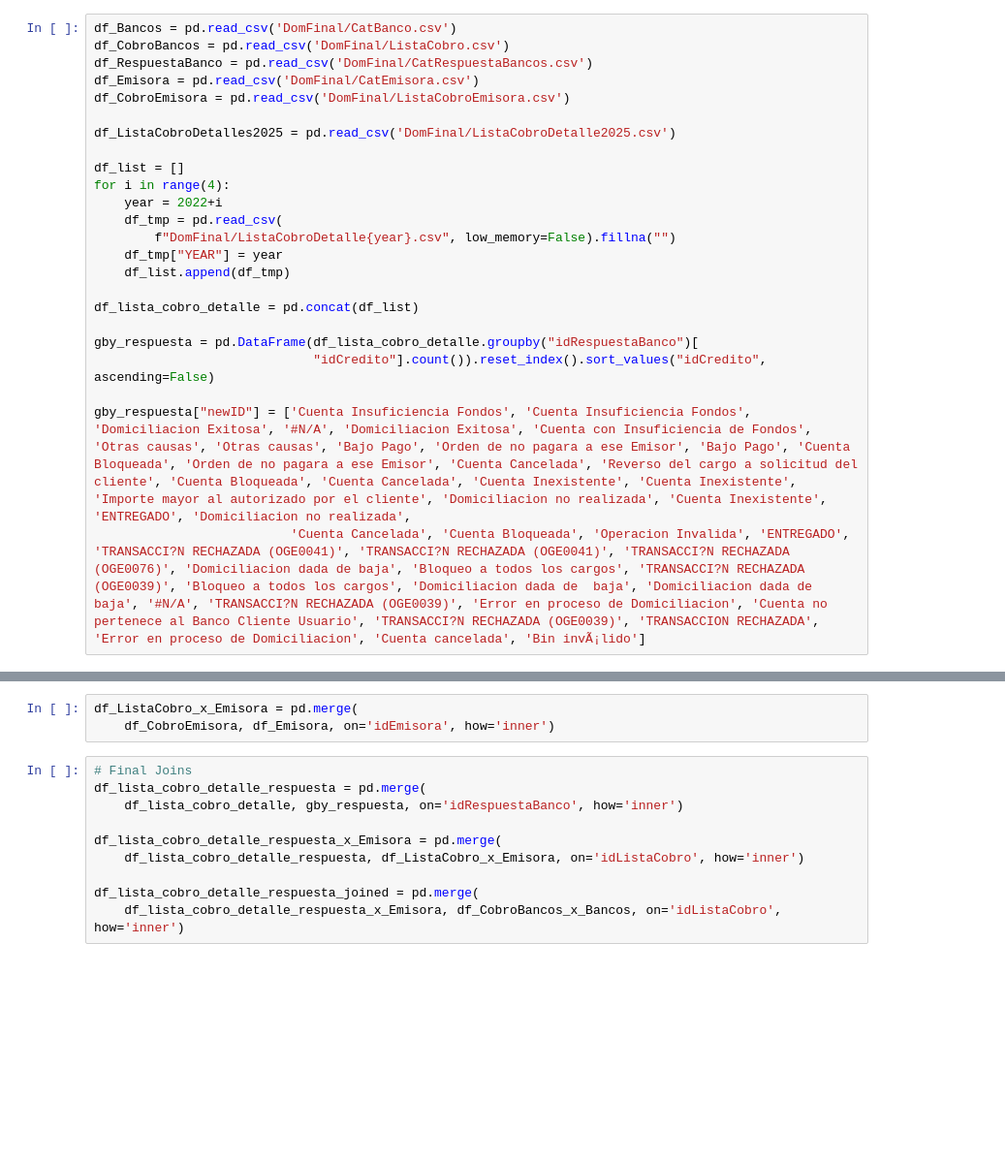
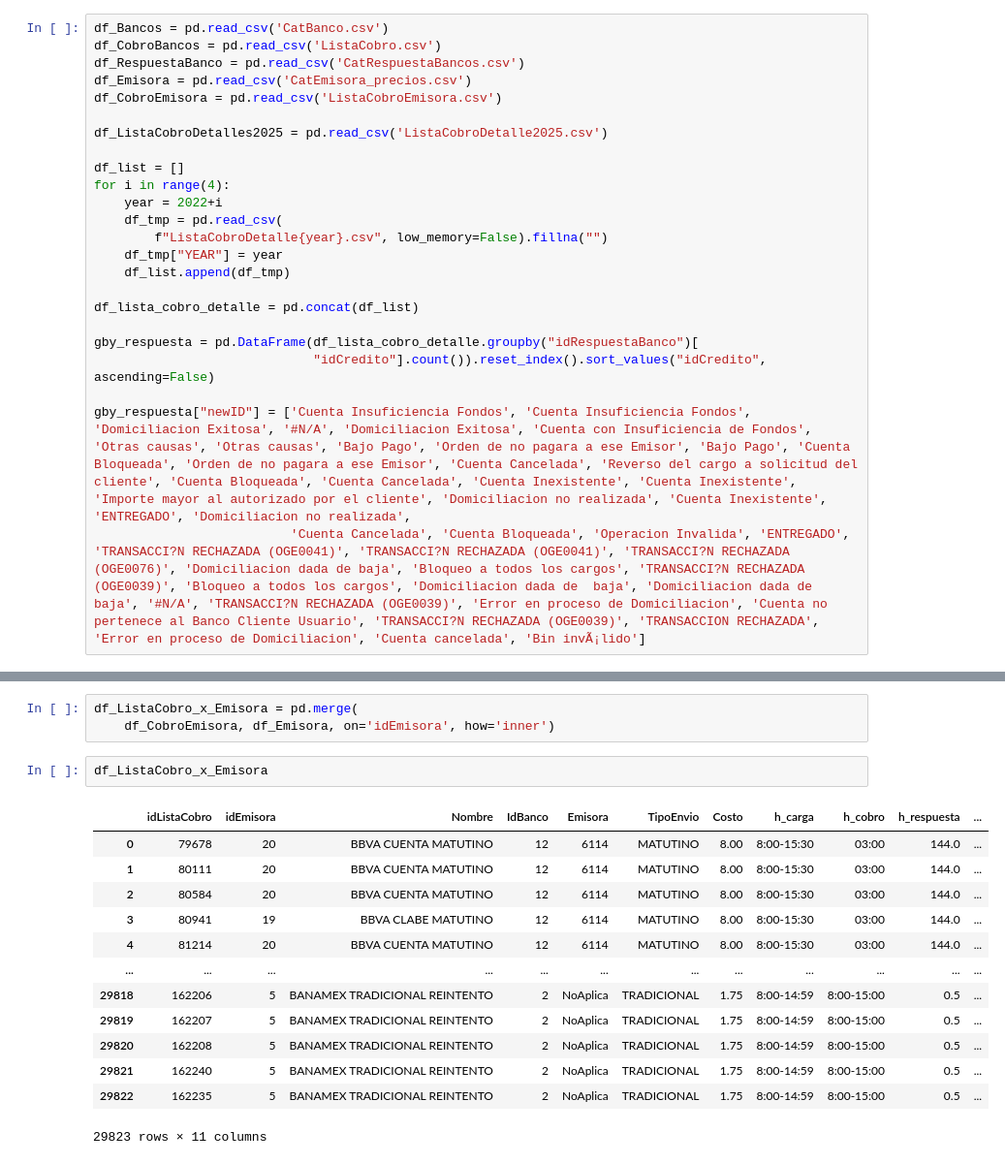
Before and after one commit to SAElizondoR/datanautas, a Jupyter notebook: Credifiel.ipynb, the cells around one changed output, grey strips where cells are left out. Shown: that part at 97% size. Saved outputs shown, nothing was run; the diff lists cells and outputs as text; blank space fills up the shorter version.

```diff
--- a/Credifiel.ipynb
+++ b/Credifiel.ipynb
@@ -5,19 +5,19 @@ from tabulate import tabulate
 def print_tabulate(df: pd.DataFrame):
     print(tabulate(df, headers=df.columns, tablefmt='orgtbl'))
 # %%
-df_Bancos = pd.read_csv('DomFinal/CatBanco.csv')
-df_CobroBancos = pd.read_csv('DomFinal/ListaCobro.csv')
-df_RespuestaBanco = pd.read_csv('DomFinal/CatRespuestaBancos.csv')
-df_Emisora = pd.read_csv('DomFinal/CatEmisora.csv')
-df_CobroEmisora = pd.read_csv('DomFinal/ListaCobroEmisora.csv')
+df_Bancos = pd.read_csv('CatBanco.csv')
+df_CobroBancos = pd.read_csv('ListaCobro.csv')
+df_RespuestaBanco = pd.read_csv('CatRespuestaBancos.csv')
+df_Emisora = pd.read_csv('CatEmisora_precios.csv')
+df_CobroEmisora = pd.read_csv('ListaCobroEmisora.csv')
 
-df_ListaCobroDetalles2025 = pd.read_csv('DomFinal/ListaCobroDetalle2025.csv')
+df_ListaCobroDetalles2025 = pd.read_csv('ListaCobroDetalle2025.csv')
 
 df_list = []
 for i in range(4):
     year = 2022+i
     df_tmp = pd.read_csv(
-        f"DomFinal/ListaCobroDetalle{year}.csv", low_memory=False).fillna("")
+        f"ListaCobroDetalle{year}.csv", low_memory=False).fillna("")
     df_tmp["YEAR"] = year
     df_list.append(df_tmp)
 
@@ -34,13 +71,19 @@ df_CobroBancos_x_Bancos = pd.merge(df_CobroBancos, df_Bancos, left_on='idBanco',
 # %%
 df_ListaCobro_x_Emisora = pd.merge(
     df_CobroEmisora, df_Emisora, on='idEmisora', how='inner')
-# %%
-# Final Joins
-df_lista_cobro_detalle_respuesta = pd.merge(
-    df_lista_cobro_detalle, gby_respuesta, on='idRespuestaBanco', how='inner')
-
-df_lista_cobro_detalle_respuesta_x_Emisora = pd.merge(
-    df_lista_cobro_detalle_respuesta, df_ListaCobro_x_Emisora, on='idListaCobro', how='inner')
-
-df_lista_cobro_detalle_respuesta_joined = pd.merge(
-    df_lista_cobro_detalle_respuesta_x_Emisora, df_CobroBancos_x_Bancos, on='idListaCobro', how='inner')
+# %%
+df_ListaCobro_x_Emisora
+# %% [output]
+|  | idListaCobro | idEmisora | Nombre | IdBanco | Emisora | TipoEnvio | Costo | h_carga | h_cobro | h_respuesta | ... |
+| 0 | 79678 | 20 | BBVA CUENTA MATUTINO | 12 | 6114 | MATUTINO | 8.00 | 8:00-15:30 | 03:00 | 144.0 | ... |
+| 1 | 80111 | 20 | BBVA CUENTA MATUTINO | 12 | 6114 | MATUTINO | 8.00 | 8:00-15:30 | 03:00 | 144.0 | ... |
+| 2 | 80584 | 20 | BBVA CUENTA MATUTINO | 12 | 6114 | MATUTINO | 8.00 | 8:00-15:30 | 03:00 | 144.0 | ... |
+| 3 | 80941 | 19 | BBVA CLABE MATUTINO | 12 | 6114 | MATUTINO | 8.00 | 8:00-15:30 | 03:00 | 144.0 | ... |
+| 4 | 81214 | 20 | BBVA CUENTA MATUTINO | 12 | 6114 | MATUTINO | 8.00 | 8:00-15:30 | 03:00 | 144.0 | ... |
+| ... | ... | ... | ... | ... | ... | ... | ... | ... | ... | ... | ... |
+| 29818 | 162206 | 5 | BANAMEX TRADICIONAL REINTENTO | 2 | NoAplica | TRADICIONAL | 1.75 | 8:00-14:59 | 8:00-15:00 | 0.5 | ... |
+| 29819 | 162207 | 5 | BANAMEX TRADICIONAL REINTENTO | 2 | NoAplica | TRADICIONAL | 1.75 | 8:00-14:59 | 8:00-15:00 | 0.5 | ... |
+| 29820 | 162208 | 5 | BANAMEX TRADICIONAL REINTENTO | 2 | NoAplica | TRADICIONAL | 1.75 | 8:00-14:59 | 8:00-15:00 | 0.5 | ... |
+| 29821 | 162240 | 5 | BANAMEX TRADICIONAL REINTENTO | 2 | NoAplica | TRADICIONAL | 1.75 | 8:00-14:59 | 8:00-15:00 | 0.5 | ... |
+| 29822 | 162235 | 5 | BANAMEX TRADICIONAL REINTENTO | 2 | NoAplica | TRADICIONAL | 1.75 | 8:00-14:59 | 8:00-15:00 | 0.5 | ... |
+29823 rows × 11 columns
```
Also changed, not shown: parts of 58 cells of this notebook.
